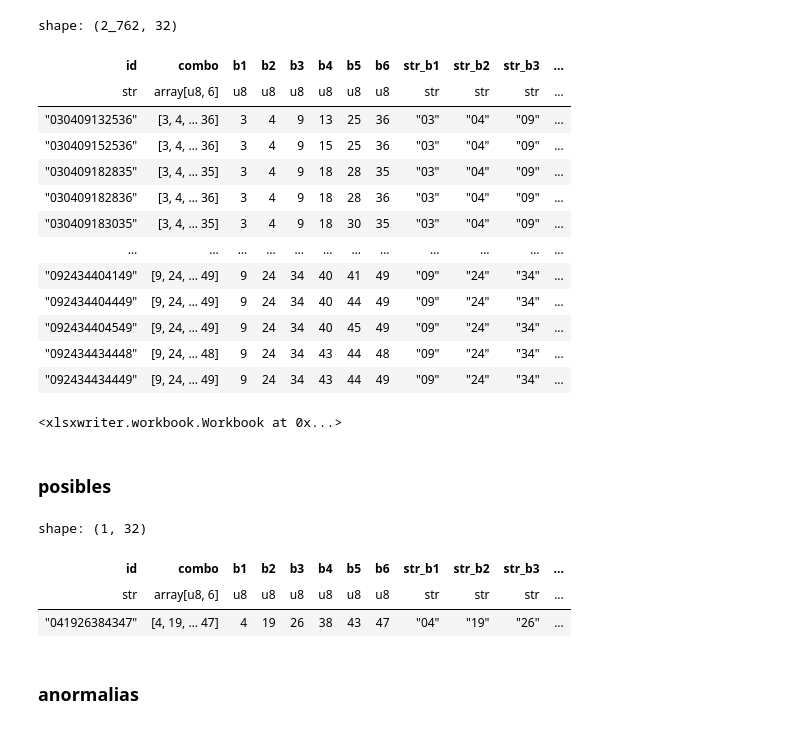
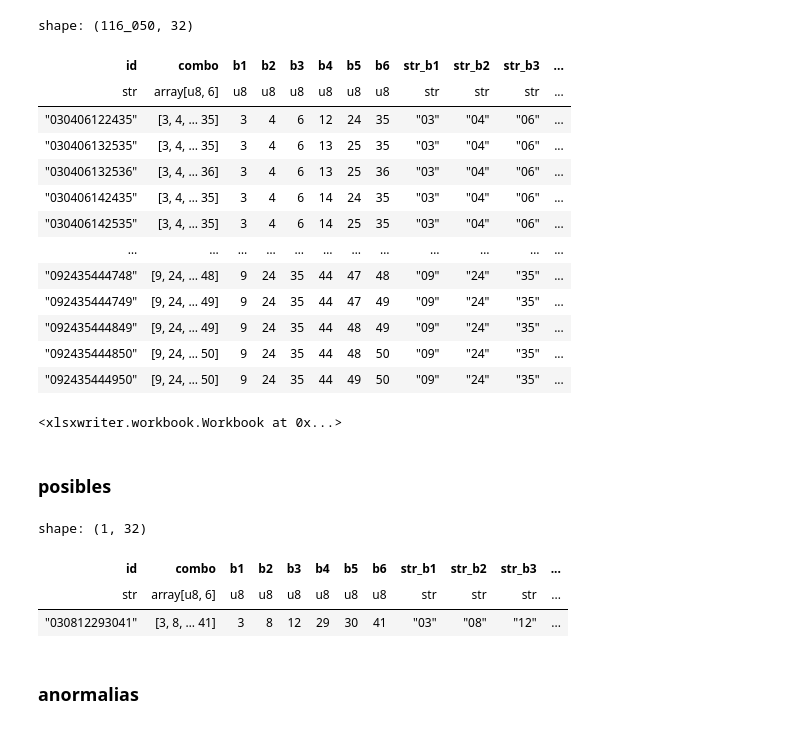
Before and after one commit to coins5/tinkapp.v4, a Jupyter notebook: explore_bolillas_v4_TNK.ipynb, the cells around one changed output. Drawn from its saved outputs; the diff is of its cells as text; code cells hidden in the pictures.

```diff
--- a/explore_bolillas_v4_TNK.ipynb
+++ b/explore_bolillas_v4_TNK.ipynb
@@ -843,12 +843,14 @@ last_b4 = last_bs["str_b4"].to_list()
 last_b5 = last_bs["str_b5"].to_list()
 last_b6 = last_bs["str_b6"].to_list()
 
-last_j1 = list(set(dfRows[0:10]["j1"].to_list()))
-last_j2 = list(set(dfRows[0:10]["j2"].to_list()))
-last_j3 = list(set(dfRows[0:10]["j3"].to_list()))
-last_j4 = list(set(dfRows[0:10]["j4"].to_list()))
-last_j5 = list(set(dfRows[0:10]["j5"].to_list()))
-last_jsum = list(set(dfRows[0:10]["jsum"].to_list()))
+last_js = dfRows[0:10]
+
+last_j1 = list(set(last_js["j1"].to_list()))
+last_j2 = list(set(last_js["j2"].to_list()))
+last_j3 = list(set(last_js["j3"].to_list()))
+last_j4 = list(set(last_js["j4"].to_list()))
+last_j5 = list(set(last_js["j5"].to_list()))
+last_jsum = list(set(last_js["jsum"].to_list()))
 
 df_possible = df_Orows.filter(
   # pl.col("str_b1").is_in(["10", "11", "12", "13", "14", "15", "16"]),
@@ -891,7 +893,7 @@ df_possible = df_Orows.filter(
   ~pl.col("str_b6").is_in(last_b6 + ["15", "16", "17", "18", "19", "20", "21", "22", "23", "24", "25", "26", "27", "28", "29", "30", "31", "32", "33", "34"]),
 
 
-  ~pl.col("jumps_map").is_in(exclude_jump_maps_b1 + exclude_jump_maps_b2 + exclude_jump_maps_b3 + exclude_jump_maps_b4 + exclude_jump_maps_b5 + exclude_jump_maps_blast),
+  # ~pl.col("jumps_map").is_in(exclude_jump_maps_b1 + exclude_jump_maps_b2 + exclude_jump_maps_b3 + exclude_jump_maps_b4 + exclude_jump_maps_b5 + exclude_jump_maps_blast),
   # pl.col("is_rare_combination") == False
   pl.col("j1").is_in(jcounts_1),
   pl.col("j2").is_in(jcounts_2),
@@ -902,50 +904,50 @@ df_possible = df_Orows.filter(
   pl.col("joor").is_in(["1", "2"]),
 
   pl.col("primes_count").is_in(["2", "1", "0", "3"]),
   pl.col("evens_count").is_in(["3", "2", "4"]),
   pl.col("odds_count").is_in(["3", "4", "2"]),
 
   # pl.col("jsum").is_in(jsums[0:15]),
   pl.col("jdiff").is_in(["5", "4"]),
   pl.col("j1") != pl.col("j2"),
   pl.col("j2") != pl.col("j3"),
   pl.col("j3") != pl.col("j4"),
   pl.col("j4") != pl.col("j5"),
 
 
 
-  ~pl.col("j1").is_in(last_j1),
-  ~pl.col("j2").is_in(last_j2),
-  ~pl.col("j3").is_in(last_j3),
-  ~pl.col("j4").is_in(last_j4),
-  ~pl.col("j5").is_in(last_j5),
+  # ~pl.col("j1").is_in(last_j1),
+  # ~pl.col("j2").is_in(last_j2),
+  # ~pl.col("j3").is_in(last_j3),
+  # ~pl.col("j4").is_in(last_j4),
+  # ~pl.col("j5").is_in(last_j5),
   ~pl.col("jsum").is_in(last_jsum)
 )
 
 
 
 display(df_possible)
 
 from datetime import date
 today = date.today()
 yyyymmdd = today.strftime("%Y%m%d")
 
 df_possible.write_excel(f"./df_possible_v4_{yyyymmdd}.xlsx")
 # %% [output]
-shape: (2_762, 32)
+shape: (116_050, 32)
 | id | combo | b1 | b2 | b3 | b4 | b5 | b6 | str_b1 | str_b2 | str_b3 | ... |
 | str | array[u8, 6] | u8 | u8 | u8 | u8 | u8 | u8 | str | str | str | ... |
-| "030409132536" | [3, 4, … 36] | 3 | 4 | 9 | 13 | 25 | 36 | "03" | "04" | "09" | ... |
-| "030409152536" | [3, 4, … 36] | 3 | 4 | 9 | 15 | 25 | 36 | "03" | "04" | "09" | ... |
-| "030409182835" | [3, 4, … 35] | 3 | 4 | 9 | 18 | 28 | 35 | "03" | "04" | "09" | ... |
-| "030409182836" | [3, 4, … 36] | 3 | 4 | 9 | 18 | 28 | 36 | "03" | "04" | "09" | ... |
-| "030409183035" | [3, 4, … 35] | 3 | 4 | 9 | 18 | 30 | 35 | "03" | "04" | "09" | ... |
+| "030406122435" | [3, 4, … 35] | 3 | 4 | 6 | 12 | 24 | 35 | "03" | "04" | "06" | ... |
+| "030406132535" | [3, 4, … 35] | 3 | 4 | 6 | 13 | 25 | 35 | "03" | "04" | "06" | ... |
+| "030406132536" | [3, 4, … 36] | 3 | 4 | 6 | 13 | 25 | 36 | "03" | "04" | "06" | ... |
+| "030406142435" | [3, 4, … 35] | 3 | 4 | 6 | 14 | 24 | 35 | "03" | "04" | "06" | ... |
+| "030406142535" | [3, 4, … 35] | 3 | 4 | 6 | 14 | 25 | 35 | "03" | "04" | "06" | ... |
 | … | … | … | … | … | … | … | … | … | … | … | ... |
-| "092434404149" | [9, 24, … 49] | 9 | 24 | 34 | 40 | 41 | 49 | "09" | "24" | "34" | ... |
-| "092434404449" | [9, 24, … 49] | 9 | 24 | 34 | 40 | 44 | 49 | "09" | "24" | "34" | ... |
-| "092434404549" | [9, 24, … 49] | 9 | 24 | 34 | 40 | 45 | 49 | "09" | "24" | "34" | ... |
-| "092434434448" | [9, 24, … 48] | 9 | 24 | 34 | 43 | 44 | 48 | "09" | "24" | "34" | ... |
-| "092434434449" | [9, 24, … 49] | 9 | 24 | 34 | 43 | 44 | 49 | "09" | "24" | "34" | ... |
+| "092435444748" | [9, 24, … 48] | 9 | 24 | 35 | 44 | 47 | 48 | "09" | "24" | "35" | ... |
+| "092435444749" | [9, 24, … 49] | 9 | 24 | 35 | 44 | 47 | 49 | "09" | "24" | "35" | ... |
+| "092435444849" | [9, 24, … 49] | 9 | 24 | 35 | 44 | 48 | 49 | "09" | "24" | "35" | ... |
+| "092435444850" | [9, 24, … 50] | 9 | 24 | 35 | 44 | 48 | 50 | "09" | "24" | "35" | ... |
+| "092435444950" | [9, 24, … 50] | 9 | 24 | 35 | 44 | 49 | 50 | "09" | "24" | "35" | ... |
 <xlsxwriter.workbook.Workbook at 0x...>
 # %% [markdown]
 ### posibles
@@ -956,7 +958,7 @@ df_possible.sample(n=1)
 shape: (1, 32)
 | id | combo | b1 | b2 | b3 | b4 | b5 | b6 | str_b1 | str_b2 | str_b3 | ... |
 | str | array[u8, 6] | u8 | u8 | u8 | u8 | u8 | u8 | str | str | str | ... |
-| "041926384347" | [4, 19, … 47] | 4 | 19 | 26 | 38 | 43 | 47 | "04" | "19" | "26" | ... |
+| "030812293041" | [3, 8, … 41] | 3 | 8 | 12 | 29 | 30 | 41 | "03" | "08" | "12" | ... |
 # %% [markdown]
 ### anormalias
 # %%
```
Also changed, not shown: parts of 14 cells of this notebook, 4 other files.
